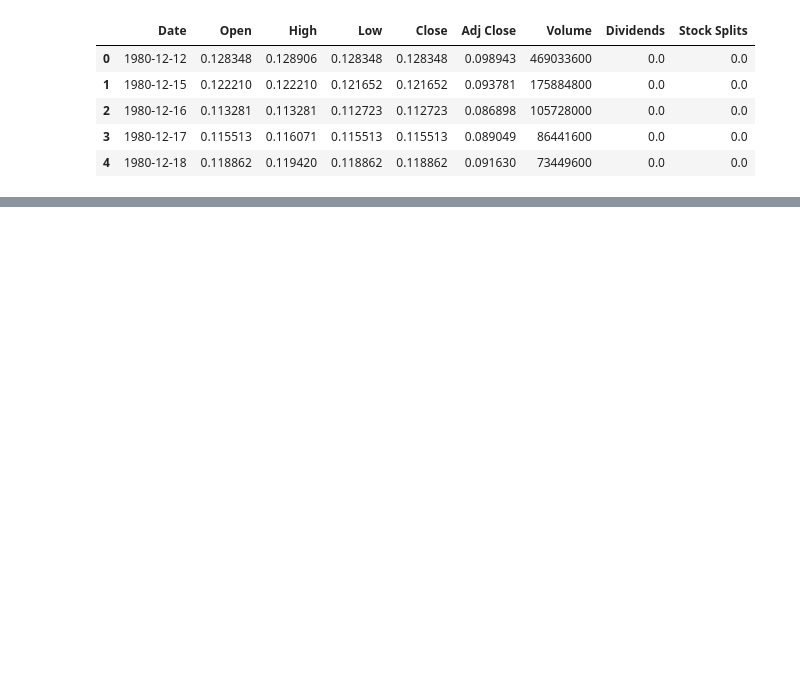
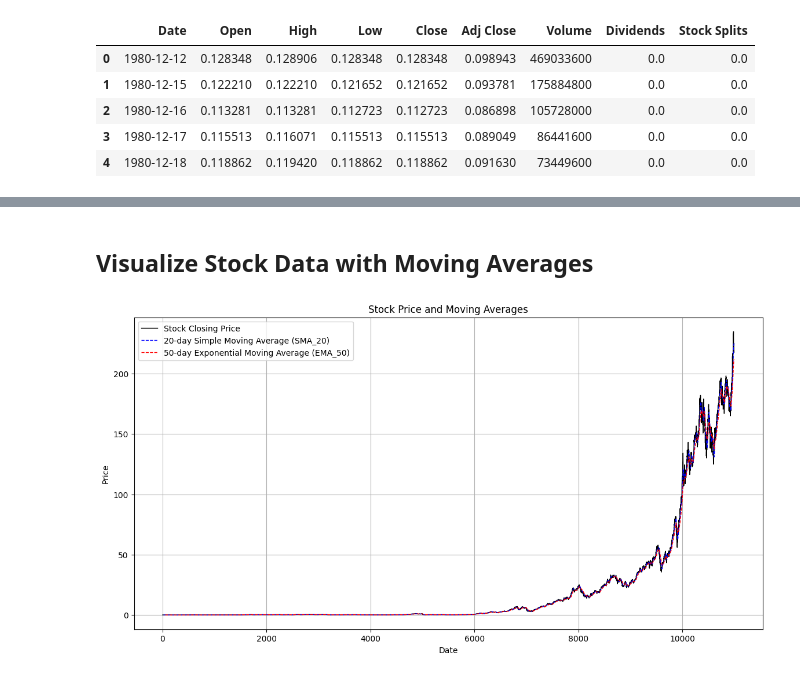
Before and after one commit to wendirad/weekOne, a Jupyter notebook: notebooks/chall2.ipynb, the cells around one changed output, grey strips where cells are left out. Saved outputs shown, nothing was run; the diff lists cells and outputs as text; code cells hidden in the pictures; blank space fills up the shorter version.

Commit message:
(feat) visualizations of impact of different indicators on the stock price

```diff
--- a/notebooks/chall2.ipynb
+++ b/notebooks/chall2.ipynb
@@ -18,0 +33,3 @@ data.head()
+# %%
+data.drop(['Dividends', 'Stock Splits'], axis=1, inplace=True)
+data.head()
@@ -53,0 +73,16 @@ print(data.tail(10))
+# %% [markdown]
+## **Visualize Stock Data with Moving Averages**
+# %%
+plt.figure(figsize=(14, 7))
+plt.plot(data['Close'], label='Stock Closing Price', color='black', linewidth=1)
+plt.plot(data['SMA_20'], label='20-day Simple Moving Average (SMA_20)', color='blue', linestyle='--', linewidth=1)
+plt.plot(data['EMA_50'], label='50-day Exponential Moving Average (EMA_50)', color='red', linestyle='--', linewidth=1)
+
+plt.title('Stock Price and Moving Averages')
+plt.xlabel('Date')
+plt.ylabel('Price')
+plt.legend(loc='best')
+plt.grid(True)
+plt.show()
+# %% [output]
+[figure, added]
```
Also changed, not shown: parts of 13 cells of this notebook.
